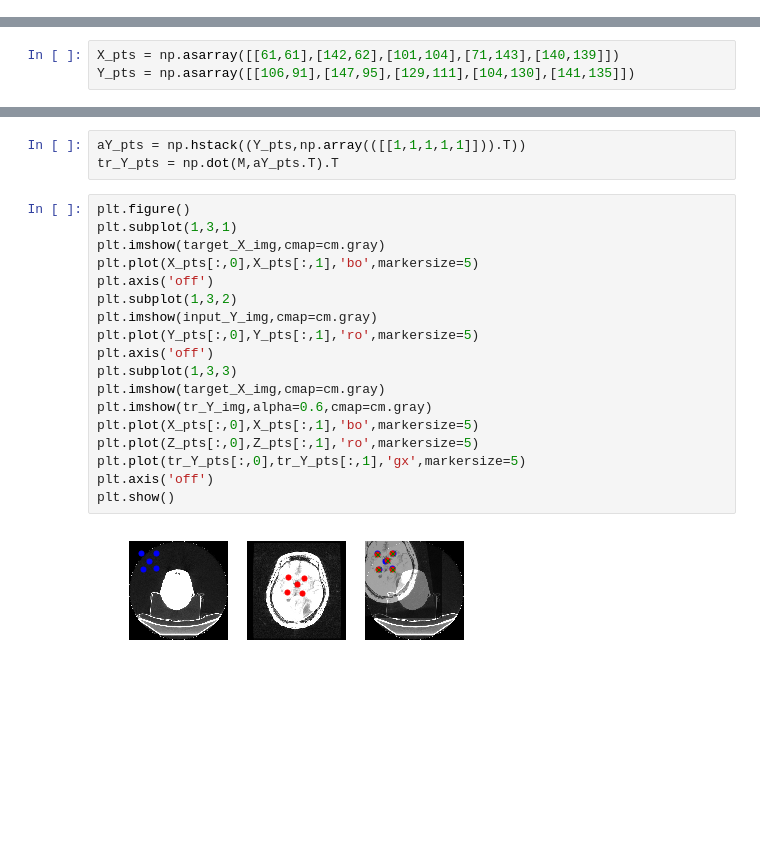
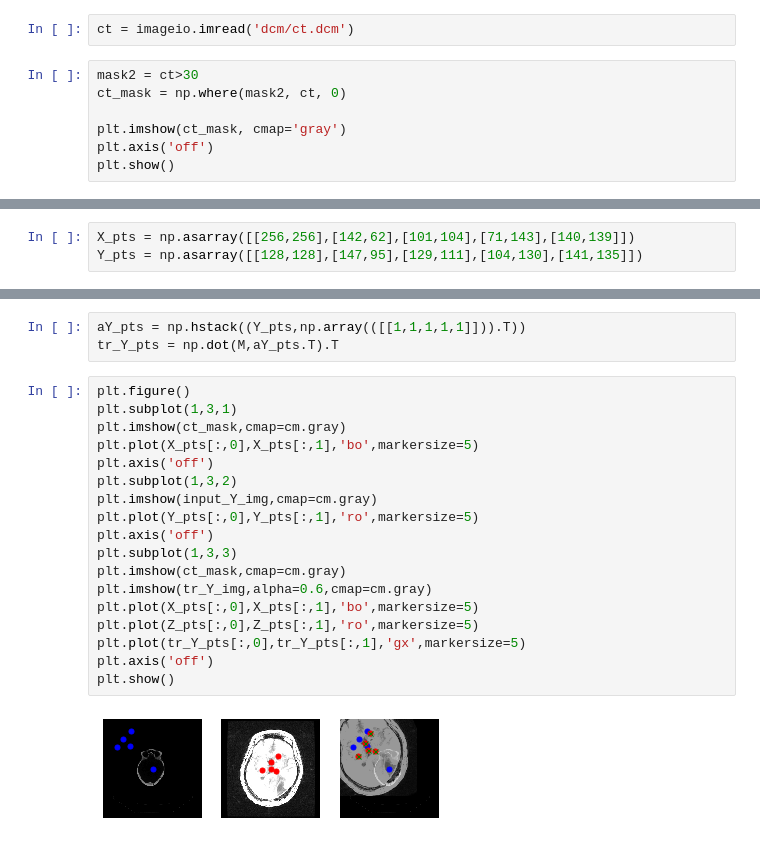
Before and after one commit to ashna111/multimodal-image-fusion-to-detect-brain-tumors, a Jupyter notebook: Landmark based registration.ipynb, the cells around one changed output, grey strips where cells are left out. Saved outputs shown, nothing was run; the diff lists cells and outputs as text; blank space fills up the shorter version.

Commit message:
ct mask for landmark

```diff
--- a/Landmark based registration.ipynb
+++ b/Landmark based registration.ipynb
@@ -120,0 +123,9 @@ import cv2
+# %%
+ct = imageio.imread('dcm/ct.dcm')
+# %%
+mask2 = ct>30
+ct_mask = np.where(mask2, ct, 0)
+
+plt.imshow(ct_mask, cmap='gray')
+plt.axis('off')
+plt.show()
@@ -123,7 +142,7 @@ target_X_img = cv2.imread('jpg/ct.jpg',0)
 input_Y_img = cv2.imread('jpg/mri.jpg',0)
 # %%
-X_pts = np.asarray([[61,61],[142,62],[101,104],[71,143],[140,139]])
-Y_pts = np.asarray([[106,91],[147,95],[129,111],[104,130],[141,135]])
+X_pts = np.asarray([[256,256],[142,62],[101,104],[71,143],[140,139]])
+Y_pts = np.asarray([[128,128],[147,95],[129,111],[104,130],[141,135]])
 # %%
 #Tform,Z_pts,d= procrustes(X_pts,Y_pts)
 d,Z_pts,Tform = procrustes(X_pts,Y_pts)
@@ -151,20 +170,20 @@ tr_Y_pts = np.dot(M,aY_pts.T).T
 # %%
 plt.figure()
 plt.subplot(1,3,1)
-plt.imshow(target_X_img,cmap=cm.gray)
+plt.imshow(ct_mask,cmap=cm.gray)
 plt.plot(X_pts[:,0],X_pts[:,1],'bo',markersize=5)
 plt.axis('off')
 plt.subplot(1,3,2)
 plt.imshow(input_Y_img,cmap=cm.gray)
 plt.plot(Y_pts[:,0],Y_pts[:,1],'ro',markersize=5)
 plt.axis('off')
 plt.subplot(1,3,3)
-plt.imshow(target_X_img,cmap=cm.gray)
+plt.imshow(ct_mask,cmap=cm.gray)
 plt.imshow(tr_Y_img,alpha=0.6,cmap=cm.gray)
 plt.plot(X_pts[:,0],X_pts[:,1],'bo',markersize=5)
 plt.plot(Z_pts[:,0],Z_pts[:,1],'ro',markersize=5)
 plt.plot(tr_Y_pts[:,0],tr_Y_pts[:,1],'gx',markersize=5)
 plt.axis('off')
 plt.show()
 # %% [output]
-[figure, old version]
+[figure, new version]
```
Also changed, not shown: parts of 5 cells of this notebook.
